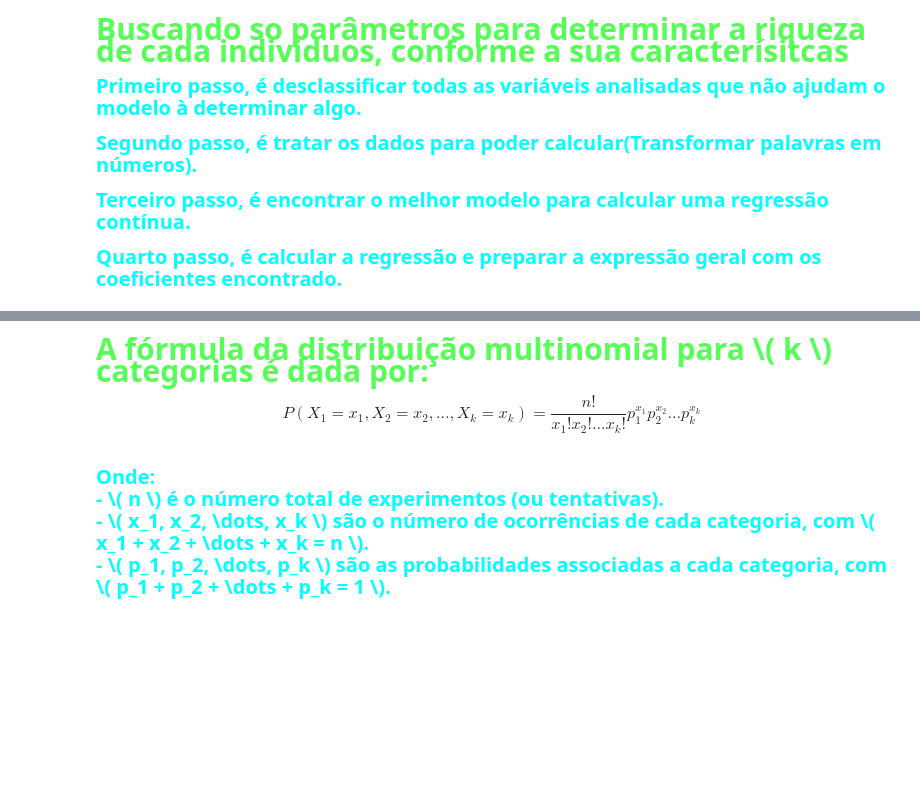
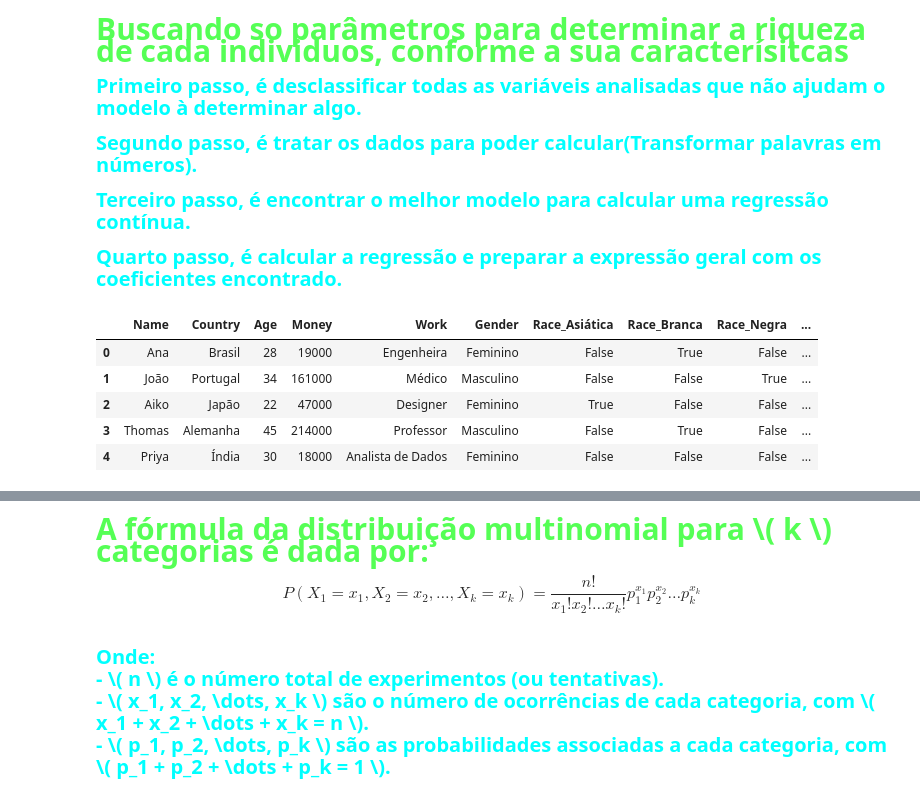
Before and after one commit to NagaoVictor/Tratamentos, a Jupyter notebook: Tratamentos.ipynb, the cells around one changed output, grey strips where cells are left out. Saved outputs shown, nothing was run; the diff lists cells and outputs as text; code cells hidden in the pictures; blank space fills up the shorter version.

```diff
--- a/Tratamentos.ipynb
+++ b/Tratamentos.ipynb
@@ -294,15 +296,14 @@ sns.lmplot(x='Money', y='Age', data=df, hue='Work')
  <p style="color:#00FFFF; font-family: 'Ink Free',  sans-serif; font-size: 20px; font-weight: bold;">
         Quarto passo, é calcular a regressão e preparar a expressão geral com os coeficientes encontrado.
  </p>
-# %%
-import pandas as pd
-
-# Criando um DataFrame de exemplo
-df = pd.DataFrame({
-    'Cor': ['Vermelho', 'Azul', 'Verde', 'Azul']
-})
-
-# Aplicando One-Hot Encoding
-df_one_hot = pd.get_dummies(df, columns=['Cor'])
-
-print(df_one_hot)
+# %%
+import pandas as pd
+df_one_hot = pd.get_dummies(df, columns=['Race'])
+df_one_hot.head()
+# %% [output]
+|  | Name | Country | Age | Money | Work | Gender | Race_Asiática | Race_Branca | Race_Negra | ... |
+| 0 | Ana | Brasil | 28 | 19000 | Engenheira | Feminino | False | True | False | ... |
+| 1 | João | Portugal | 34 | 161000 | Médico | Masculino | False | False | True | ... |
+| 2 | Aiko | Japão | 22 | 47000 | Designer | Feminino | True | False | False | ... |
+| 3 | Thomas | Alemanha | 45 | 214000 | Professor | Masculino | False | True | False | ... |
+| 4 | Priya | Índia | 30 | 18000 | Analista de Dados | Feminino | False | False | False | ... |
```
Also changed, not shown: parts of 5 cells of this notebook.
